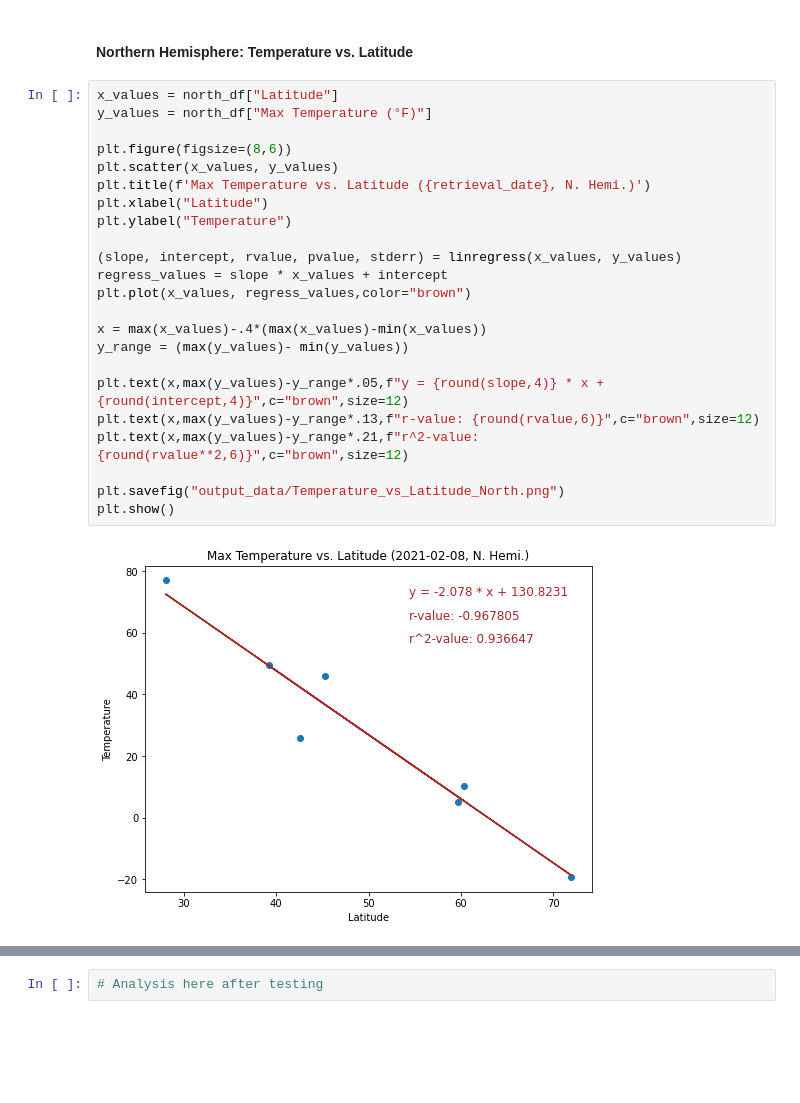
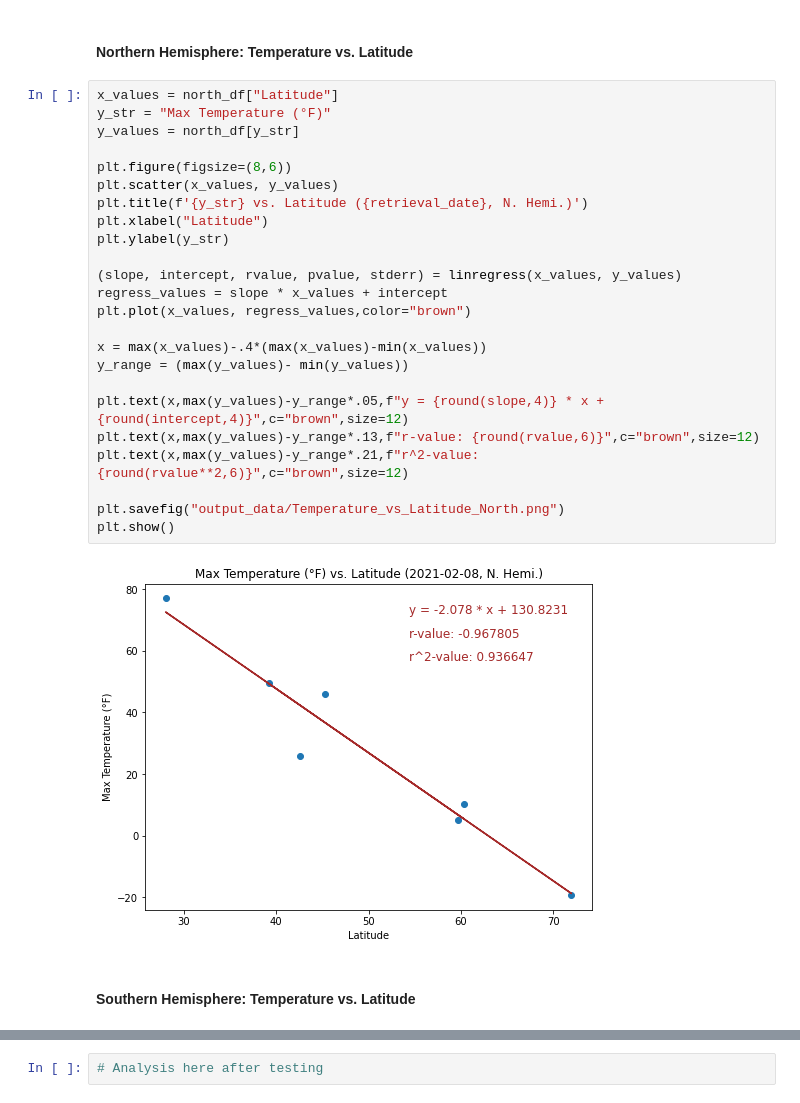
Before and after one commit to drbernal47/python-api-challenge, a Jupyter notebook: WeatherPy/WeatherPy.ipynb, the cells around one changed output, grey strips where cells are left out. Saved outputs shown, nothing was run; the diff lists cells and outputs as text; blank space fills up the shorter version.

```diff
--- a/WeatherPy/WeatherPy.ipynb
+++ b/WeatherPy/WeatherPy.ipynb
@@ -217,28 +221,31 @@ south_df = weather_df.loc[weather_df["Latitude"]<0]
 #### Northern Hemisphere: Temperature vs. Latitude
 # %%
 x_values = north_df["Latitude"]
-y_values = north_df["Max Temperature (°F)"]
+y_str = "Max Temperature (°F)"
+y_values = north_df[y_str]
 
 plt.figure(figsize=(8,6))
 plt.scatter(x_values, y_values)
-plt.title(f'Max Temperature vs. Latitude ({retrieval_date}, N. Hemi.)')
+plt.title(f'{y_str} vs. Latitude ({retrieval_date}, N. Hemi.)')
 plt.xlabel("Latitude")
-plt.ylabel("Temperature")
+plt.ylabel(y_str)
 
 (slope, intercept, rvalue, pvalue, stderr) = linregress(x_values, y_values)
 regress_values = slope * x_values + intercept
 plt.plot(x_values, regress_values,color="brown")
 
 x = max(x_values)-.4*(max(x_values)-min(x_values))
 y_range = (max(y_values)- min(y_values))
 
 plt.text(x,max(y_values)-y_range*.05,f"y = {round(slope,4)} * x + {round(intercept,4)}",c="brown",size=12)
 plt.text(x,max(y_values)-y_range*.13,f"r-value: {round(rvalue,6)}",c="brown",size=12)
 plt.text(x,max(y_values)-y_range*.21,f"r^2-value: {round(rvalue**2,6)}",c="brown",size=12)
 
 plt.savefig("output_data/Temperature_vs_Latitude_North.png")
 plt.show()
 # %% [output]
-[figure, old version]
+[figure, new version]
+# %% [markdown]
+#### Southern Hemisphere: Temperature vs. Latitude
 # %%
 x_values = south_df["Latitude"]
```
Also changed, not shown: parts of 20 cells of this notebook, 11 other files.
